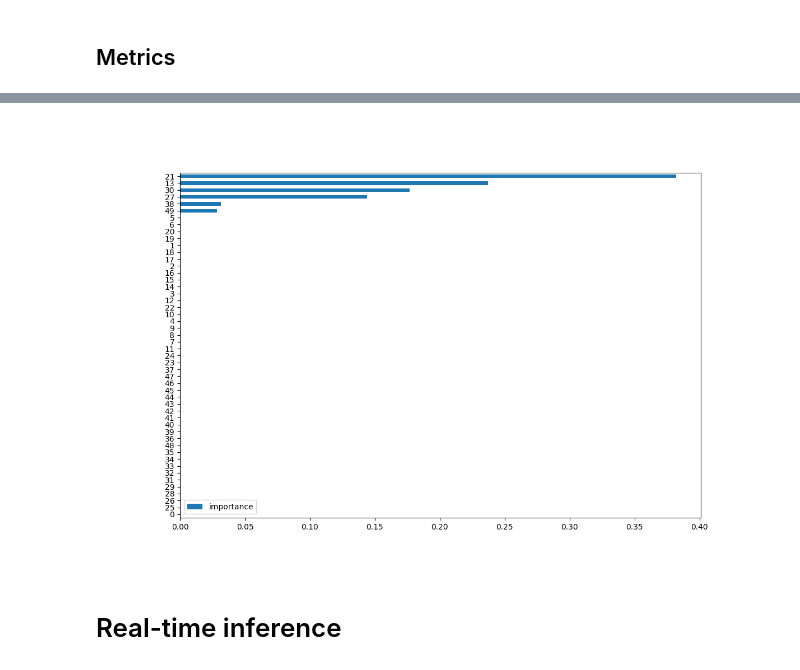
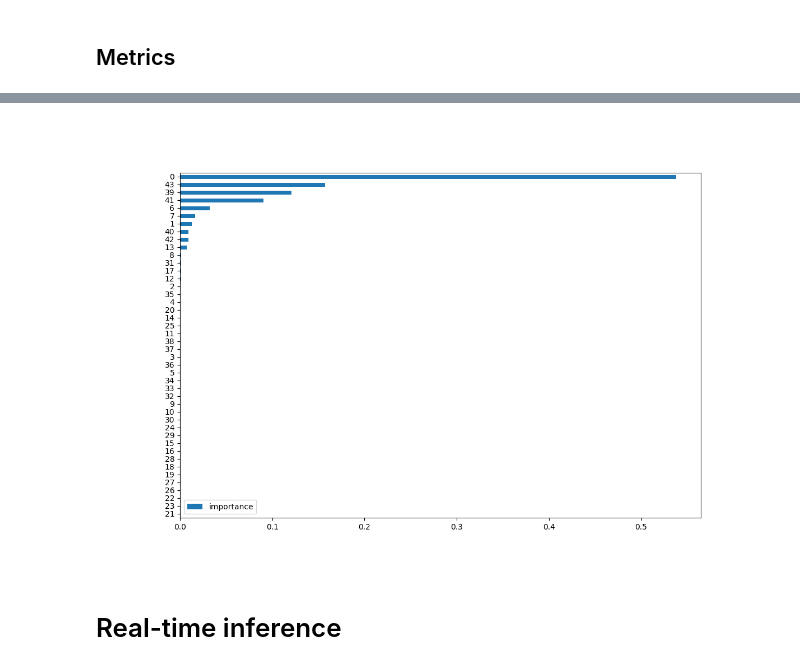
Before and after one commit to banzarkhan/motorika-internship-team, a Jupyter notebook: baseline_dec_tree.ipynb, the cells around one changed output, grey strips where cells are left out. Cells and saved outputs as stored; diff of their text form; code cells hidden in the pictures.

```diff
--- a/baseline_dec_tree.ipynb
+++ b/baseline_dec_tree.ipynb
@@ -382,6 +396,21 @@ from sklearn.preprocessing import StandardScaler
-# %%
-scaler = StandardScaler()
-scaler.fit(X_train)
-
-X_train_scaled = scaler.fit_transform(X_train)
-X_test_scaled = scaler.fit_transform(X_test)
+# %%
+min_scaler = MinMaxScaler()
+min_scaler.fit(X_train)
+
+std_scaler = StandardScaler()
+std_scaler.fit(X_train)
+
+X_train_minmax = min_scaler.fit_transform(X_train)
+X_test_minmax = min_scaler.fit_transform(X_test)
+
+X_train_scaled = std_scaler.fit_transform(X_train_minmax)
+X_test_scaled = std_scaler.fit_transform(X_test_minmax)
+# %%
+# Определяем метод таким образом, чтобы отобранные им
+# компоненты объясняли не менее 99,0 % разброса данных
+pca = decomposition.PCA(n_components=0.99, random_state=42).fit(X_train_scaled)
+# Обучаем алгоритм на наших данных
+print(f'Число компонент: {len(pca.components_)}')
+
+X_train_pca = pca.transform(X_train_scaled)
+X_test_pca = pca.transform(X_test_scaled)
@@ -407,7 +438,7 @@ def cv_metrics(model, kfold=KFold()):
 
     cv_metrics = cv(
         estimator=model,
-        X=X_train_scaled,
+        X=X_train_pca,
         y=y_train,
         scoring='f1_weighted',
         cv = kfold,
@@ -438,7 +469,7 @@ def best_model_param(model, param_grid):
         n_jobs = -1
     )
 
-    grid_search.fit(X_train_scaled, y_train)
+    grid_search.fit(X_train_pca, y_train)
 
     print(f'\nBest model has such params: {grid_search.best_params_}\n')
 
@@ -534,8 +560,8 @@ weighted avg       0.58      0.66      0.60      3889
 # %%
-imp = pd.DataFrame(tree_best_params.feature_importances_, index=range(X_test_scaled.shape[1]), columns=['importance'])
+imp = pd.DataFrame(tree_best_params.feature_importances_, index=range(X_test_pca.shape[1]), columns=['importance'])
 imp.sort_values('importance').plot(kind='barh', figsize=(12, 8));
 # %% [output]
-[figure, old version]
+[figure, new version]
 # %% [markdown]
 # Real-time inference
 # %%
```
Also changed, not shown: parts of 10 cells of this notebook.
